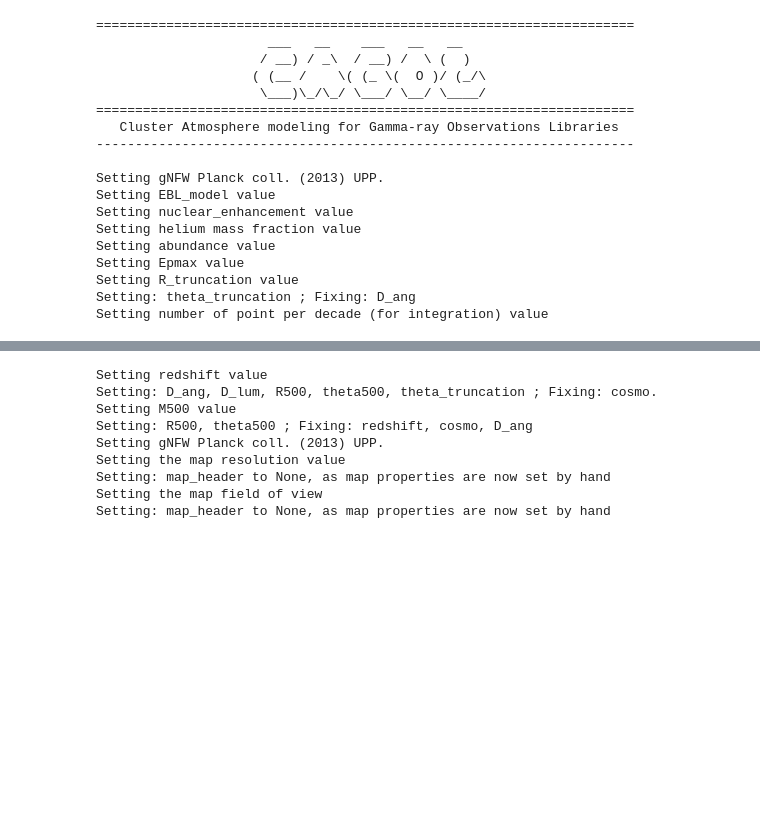
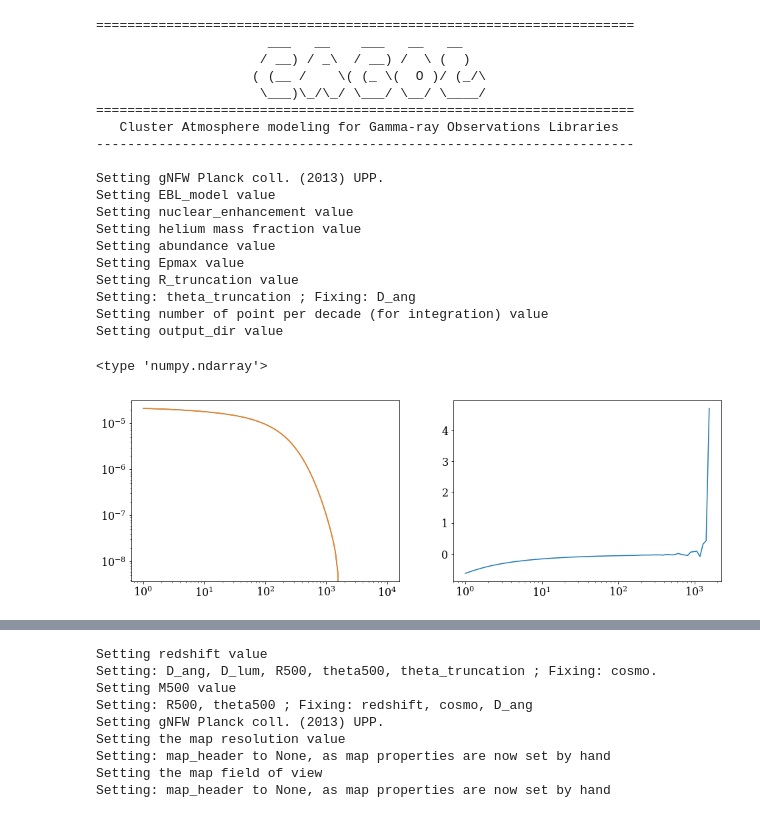
Before and after one commit to renlliang3/ClusterModel, a Jupyter notebook: notebook/model_dev_parameters.ipynb, the cells around one changed output, grey strips where cells are left out. Saved outputs shown, nothing was run; the diff lists cells and outputs as text; code cells hidden in the pictures; blank space fills up the shorter version.

```diff
--- a/notebook/model_dev_parameters.ipynb
+++ b/notebook/model_dev_parameters.ipynb
@@ -38,6 +39,14 @@ clust.Epmax = 1e7*u.GeV
 clust.R_truncation = 1.6*u.Mpc
 
 clust.Npt_per_decade_integ = 100
+
+clust.output_dir = '/Users/adam/Desktop/TestX'
+dat_dir = os.getenv('CTAPHYS_EDAT_DIR')
+Xband = [0.5, 2.4]*u.keV
+pspc_data_file = dat_dir+'/ROSAT/RASS_1_2048.fits'
+pspc_sp_file = dat_dir+'/ROSAT/spectrum.sp'
+pspc_resp_file = dat_dir+'/ROSAT/pspcb_gain1_256.rsp'
+lab_file = dat_dir+'/ROSAT/HI_LAB_II_1_256_nh.fits'
 # %% [output]
 =====================================================================
                       ___   __    ___   __   __
@@ -57,3 +66,28 @@ Setting Epmax value
 Setting R_truncation value
 Setting: theta_truncation ; Fixing: D_ang
 Setting number of point per decade (for integration) value
+Setting output_dir value
+# %%
+clust.make_xspec_table(Emin=Xband[0], Emax=Xband[1],
+                         Tmin=0.1*u.keV, Tmax=30.0*u.keV, nbin=100,
+                         file_HI=lab_file, visu_nH=False,
+                         model='APEC',
+                         resp_file=pspc_resp_file, data_file=pspc_sp_file, app_nH_model=False,
+                         Kcor=False)
+# %% [output]
+<type 'numpy.ndarray'>
+# %%
+output_type = 'S'
+# %%
+r1, s1 = clust.get_sx_profile(output_type=output_type)
+r2, s2 = clust.get_xray_profile2(Rmin_los=0.1*u.kpc, output_type=output_type)
+
+plt.figure(1, figsize=(15,5))
+plt.subplot(121)
+plt.loglog(r1, s1)
+plt.loglog(r2, s2)
+plt.subplot(122)
+plt.plot(r1, (s2-s1)/s1*100)
+plt.xscale('log')
+# %% [output]
+[figure, added]
```
Also changed, not shown: parts of 4 cells of this notebook, 6 other files.
